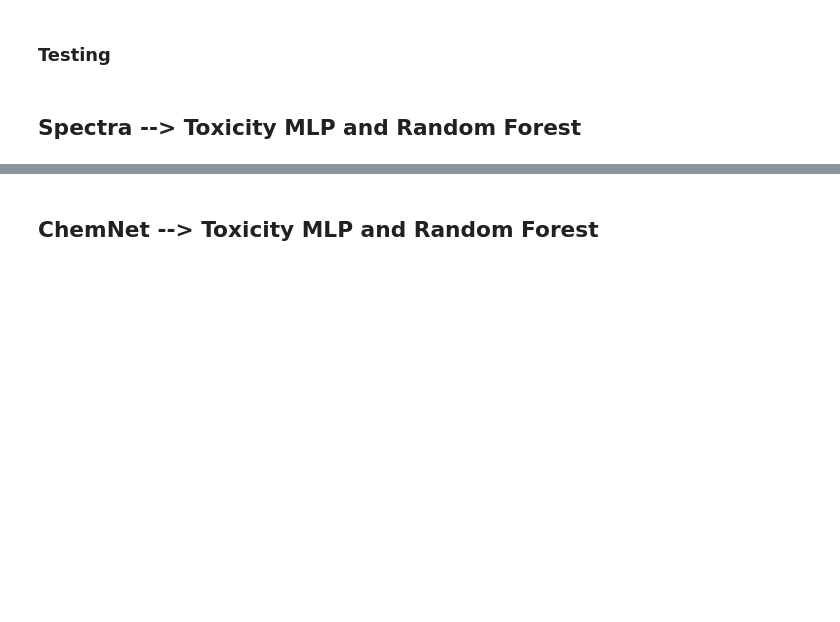
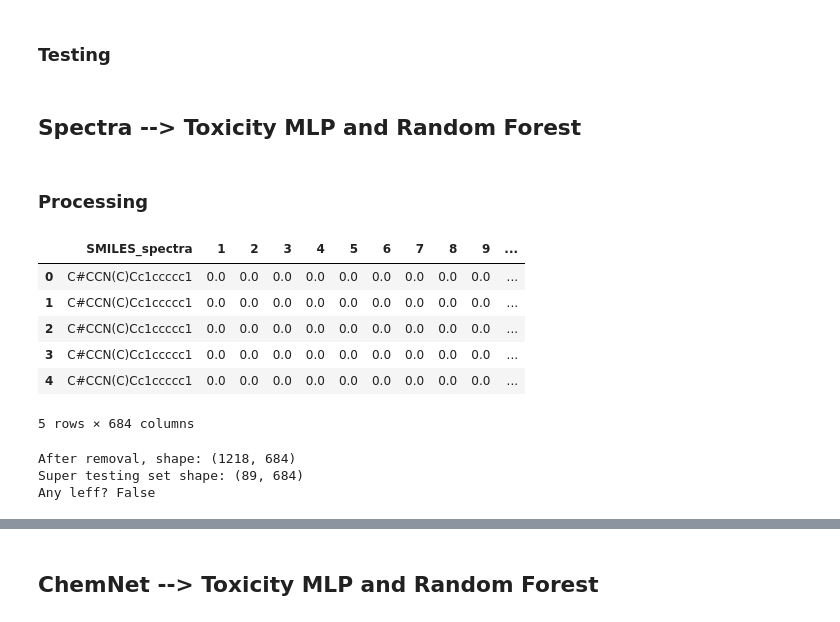
Before and after one commit to DashLLipsey/PREDICT-MIT-LL, a Jupyter notebook: Notebooks/4_Neural_Networks.ipynb, the cells around one changed output, grey strips where cells are left out. Drawn from its saved outputs; the diff is of its cells as text; code cells hidden in the pictures; blank space fills up the shorter version.

```diff
--- a/Notebooks/4_Neural_Networks.ipynb
+++ b/Notebooks/4_Neural_Networks.ipynb
@@ -483,3 +477,67 @@ with torch.no_grad():
     super_test_output_df3_QQpos = encoder_df3_QQpos(x_super_tensor_df3_QQpos)
 # %% [markdown]
 ## Spectra --> Toxicity MLP and Random Forest
+# %% [markdown]
+### Processing
+# %%
+# Add the 'Response' column to df3_QQpos_spectra by mapping from the original df3_QQpos DataFrame
+def add_response_column_to_spectra(spectra_df, original_df, smiles_col='SMILES_spectra'):
+    """
+    Adds a 'Response' column to spectra_df by mapping from original_df using the SMILES column.
+    """
+    smiles_to_response = original_df.drop_duplicates(subset=smiles_col).set_index(smiles_col)['Response']
+    spectra_df['Response'] = spectra_df[smiles_col].map(smiles_to_response)
+    return spectra_df
+
+df3_QQpos_spectra = add_response_column_to_spectra(df3_QQpos_spectra, df3_QQpos, smiles_col='SMILES_spectra')
+
+# Add EPA levels (one-hot) to df3_QQpos_spectra
+def add_epa_levels(df, response_col='Response', assign_func=assign_epa_level):
+    """
+    Adds EPA level columns (one-hot) to the DataFrame based on the response column.
+    Removes the original response column.
+    """
+    df = df.copy()
+    df["EPA_level"] = df[response_col].apply(assign_func)
+    df = pd.get_dummies(df, columns=["EPA_level"], prefix='', prefix_sep='')
+    epa_cols = [col for col in df.columns if str(col).startswith("EPA_level_")]
+    df[epa_cols] = df[epa_cols].astype(int)
+    df.drop(columns=[response_col], inplace=True)
+    return df
+
+df3_QQpos_spectra_withEPA = add_epa_levels(df3_QQpos_spectra)
+df3_QQpos_spectra_withEPA.head()
+# %% [output]
+|  | SMILES_spectra | 1 | 2 | 3 | 4 | 5 | 6 | 7 | 8 | 9 | ... |
+| 0 | C#CCN(C)Cc1ccccc1 | 0.0 | 0.0 | 0.0 | 0.0 | 0.0 | 0.0 | 0.0 | 0.0 | 0.0 | ... |
+| 1 | C#CCN(C)Cc1ccccc1 | 0.0 | 0.0 | 0.0 | 0.0 | 0.0 | 0.0 | 0.0 | 0.0 | 0.0 | ... |
+| 2 | C#CCN(C)Cc1ccccc1 | 0.0 | 0.0 | 0.0 | 0.0 | 0.0 | 0.0 | 0.0 | 0.0 | 0.0 | ... |
+| 3 | C#CCN(C)Cc1ccccc1 | 0.0 | 0.0 | 0.0 | 0.0 | 0.0 | 0.0 | 0.0 | 0.0 | 0.0 | ... |
+| 4 | C#CCN(C)Cc1ccccc1 | 0.0 | 0.0 | 0.0 | 0.0 | 0.0 | 0.0 | 0.0 | 0.0 | 0.0 | ... |
+5 rows × 684 columns
+# %%
+# Remove the specified SMILES from the train and test sets,
+# and collect them into a new DataFrame called super_testing_df3_QQpos
+
+smiles_to_remove = ['CCCSP(=O)(OCC)SCCC', 'C#CCN(C)Cc1ccccc1', 'C1=CC(=CC=N1)C1=CC=NC=C1', 'C(NC1=C2N=CN=C2N=CN1)C1=CC=CO1',
+                    'C(NC1=NC=NC2=C1N=CN2C1CCCCO1)C1=CC=CC=C1', 'CC(C)N(CC1=CC=CC=C1)C(=O)C(C)(C)C', 'NC(=S)NC1=CC=CC=C1',
+                    'CC(C)(C)C1=CC(=CC(=C1O)C(C)(C)C)[N+]([O-])=O', 'CC(C)(C)C1=CC=C(C=C1)C(O)=O', 'C(NC1=C2N=CN=C2N=CN1)C1=CC=CO1',
+                    'CC(=C)C(=O)NC1=CC=C(Cl)C(Cl)=C1', 'CC(C)(C1=CC(Cl)=C(O)C(Cl)=C1)C1=CC(Cl)=C(O)C(Cl)=C1',
+                    'CCC(=O)N(C1CCN(CCC2=CC=CC=C2)CC1)C1=CC=CC=C1', 'CC(=O)N1CCN(CC1)C1=CC=C(OC[C@H]2CO[C@@](CN3C=CN=C3)(O2)C2=CC=C(Cl)C=C2Cl)C=C1',
+                    'CC(C)(C)C(=O)C(OC1=CC=C(Cl)C=C1)N1C=CN=C1', 'C1=CN(C=N1)C(C1=CC=CC=C1)C1=CC=C(C=C1)C1=CC=CC=C1', 'CC(=O)OCC[N+](C)(C)C',
+                    'CC(=O)NC1=CC=C(C=C1)S(=O)(=O)NC1=NOC(C)=C1', 'C1CCC(CC1)NC1CCCCC1', 'CC(CN1CCN(CCOCCO)CC1)CN1C2=CC=CC=C2SC2=CC=CC=C12',
+                    'CC(=O)OCC(COC(C)=O)OC(C)=O', 'CC(C)N(C(=O)CCl)c1ccccc1', 'CC1=C(C)N=C(NS(=O)(=O)C2=CC=C(N)C=C2)O1']
+
+# Combine train and test to extract all rows with those SMILES
+super_testing_df3_QQpos = df3_QQpos_spectra_withEPA[df3_QQpos_spectra_withEPA['SMILES_spectra'].isin(smiles_to_remove)].copy()
+
+# Remove those SMILES from train and test sets
+df3_QQpos_spectra_withEPA = df3_QQpos_spectra_withEPA[~df3_QQpos_spectra_withEPA['SMILES_spectra'].isin(smiles_to_remove)].copy()
+
+print("After removal, shape:", df3_QQpos_spectra_withEPA.shape)
+print("Super testing set shape:", super_testing_df3_QQpos.shape)
+print("Any leff?", any(df3_QQpos_spectra_withEPA['SMILES_spectra'].isin(smiles_to_remove)))
+# %% [output]
+After removal, shape: (1218, 684)
+Super testing set shape: (89, 684)
+Any leff? False
```
Also changed, not shown: parts of 22 cells of this notebook, 1 other file.
